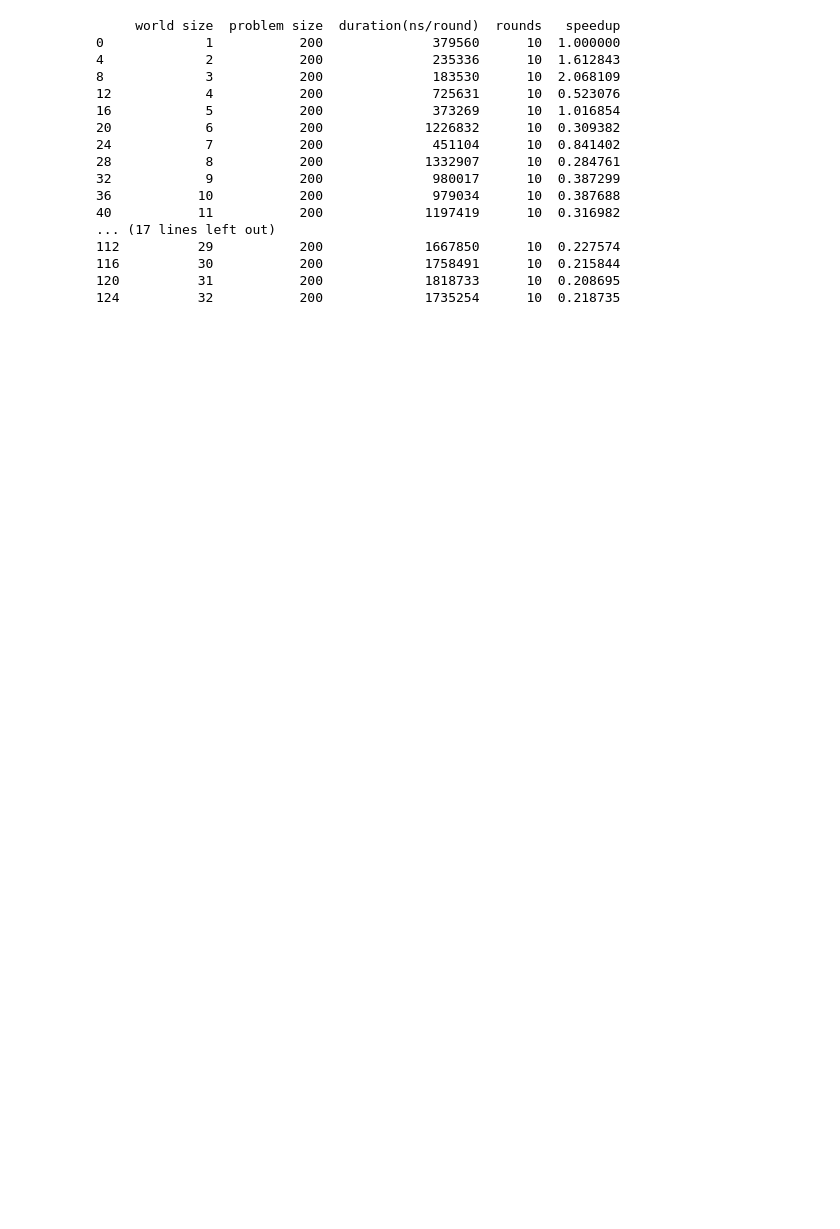
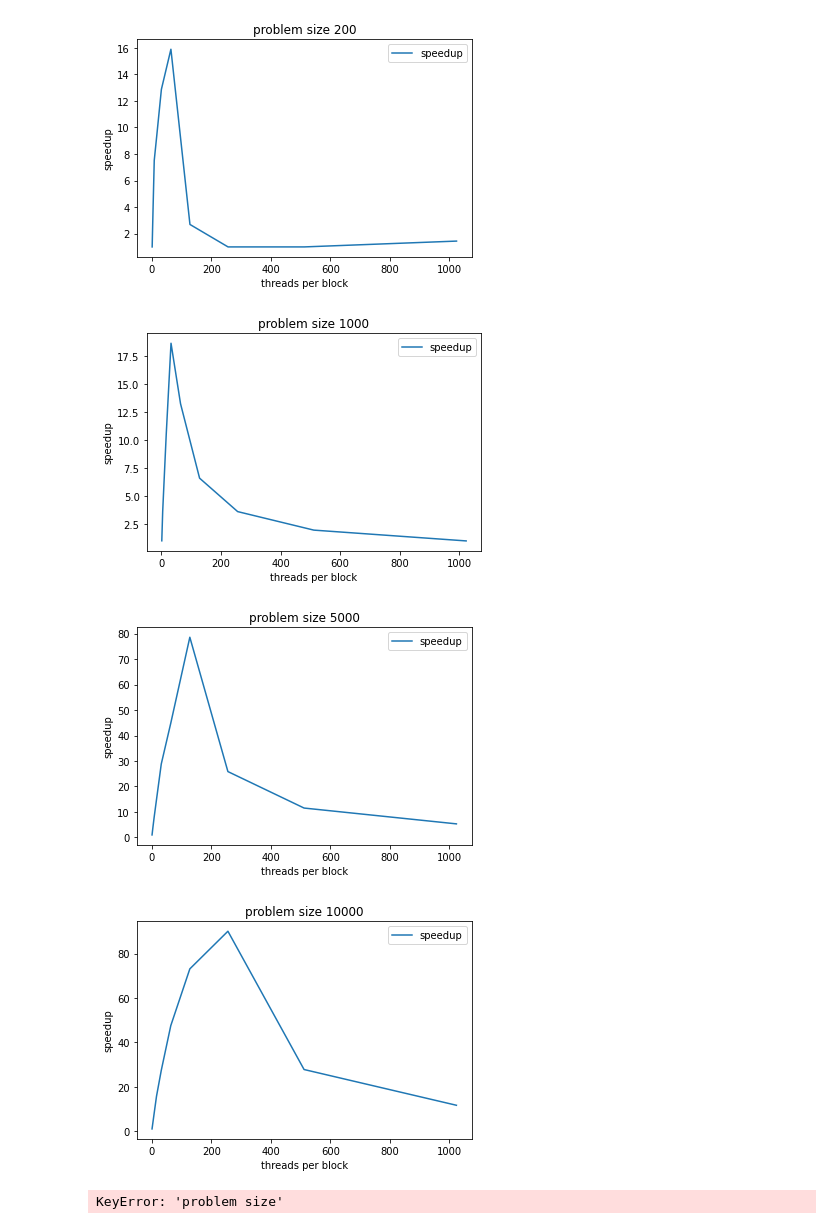
Before and after one commit to doutv/N-Body-Simulation, a Jupyter notebook: report/report.ipynb, the cells around one changed output. Drawn from its saved outputs; the diff is of its cells as text; code cells hidden in the pictures; blank space fills up the shorter version.

```diff
--- a/report/report.ipynb
+++ b/report/report.ipynb
@@ -129,22 +116,13 @@ for input_size, group in df.groupby("problem size"):
+# %%
+show_and_save_groupby_result(problem_size,xlable=world_size,ylabel=speedup)
+# %% [output]
+[figure, added]
+[figure, added]
+[figure, added]
+[figure, added]
 # %%
-print(df.loc[lambda x:x["problem size"]==200].to_string())
+# print(df.loc[lambda x:x[problem_size]==200].to_string())
 # %% [output]
-     world size  problem size  duration(ns/round)  rounds   speedup
-0             1           200              379560      10  1.000000
-4             2           200              235336      10  1.612843
-8             3           200              183530      10  2.068109
-12            4           200              725631      10  0.523076
-16            5           200              373269      10  1.016854
-20            6           200             1226832      10  0.309382
-24            7           200              451104      10  0.841402
-28            8           200             1332907      10  0.284761
-32            9           200              980017      10  0.387299
-36           10           200              979034      10  0.387688
-40           11           200             1197419      10  0.316982
-... (17 lines left out)
-112          29           200             1667850      10  0.227574
-116          30           200             1758491      10  0.215844
-120          31           200             1818733      10  0.208695
-124          32           200             1735254      10  0.218735
+KeyError: 'problem size'
 # %%
 # df.loc[lambda x:x[world_size] == 33].to_string()
```
Also changed, not shown: parts of 11 cells of this notebook, 10 other files.
